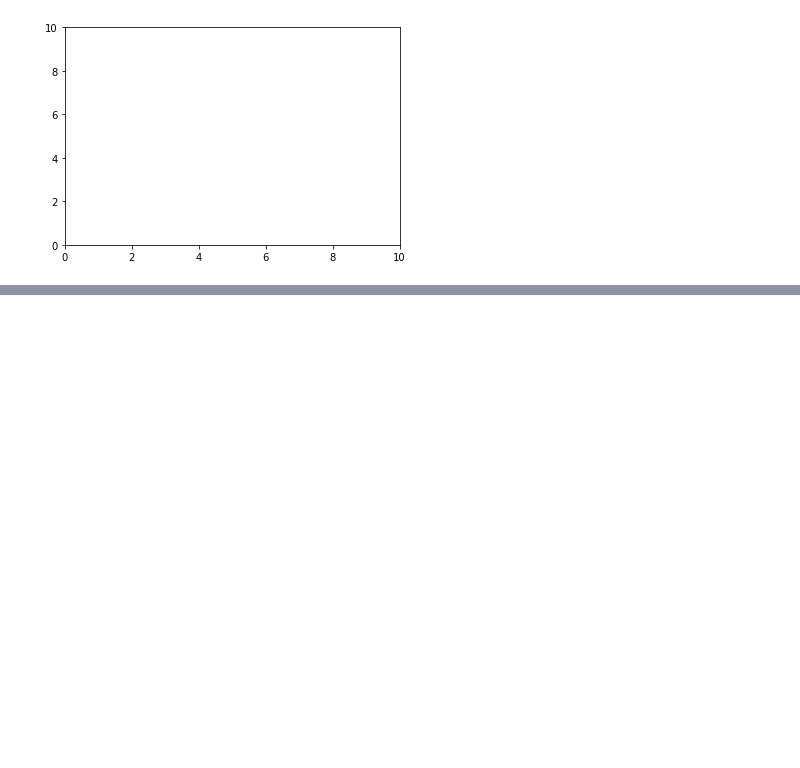
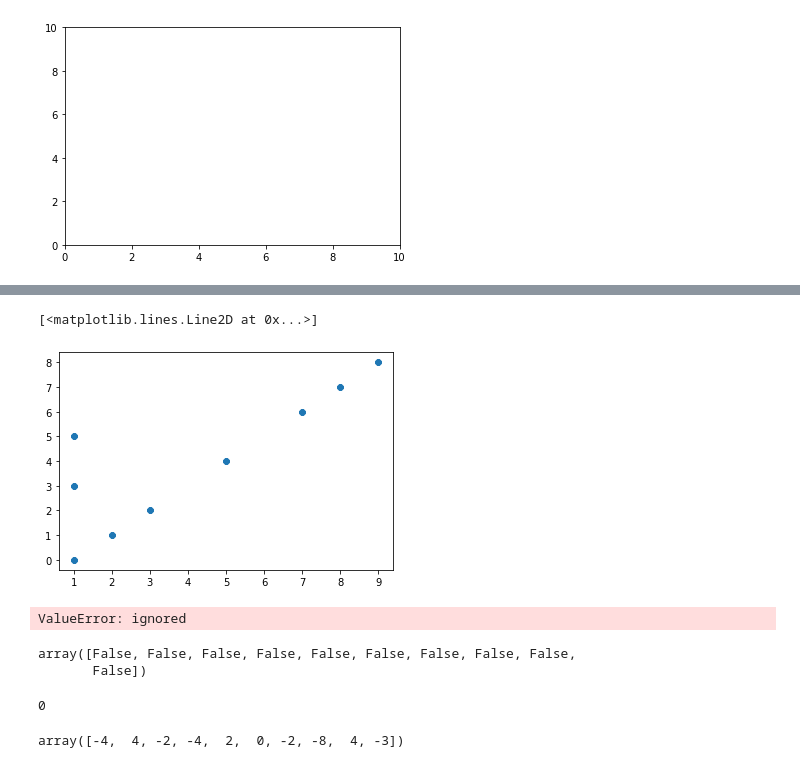
Before and after one commit to alifele/Montecarlo-and-Molecular-dynamics, a Jupyter notebook: Python/Molecular Dynamics/Classroom_practice.ipynb, the cells around one changed output, grey strips where cells are left out. Saved outputs shown, nothing was run; the diff lists cells and outputs as text; code cells hidden in the pictures; blank space fills up the shorter version.

```diff
--- a/Python/Molecular Dynamics/Classroom_practice.ipynb
+++ b/Python/Molecular Dynamics/Classroom_practice.ipynb
@@ -72,0 +98,24 @@ array([-7.34091494,  1.05119963,  0.76655508, -9.28535016, -6.09118015,
+# %%
+plt.plot(x,[i for i in range(len(x))],'8')
+# %% [output]
+[<matplotlib.lines.Line2D at 0x...>]
+[figure, added]
+# %%
+((mat[2]<0.1) and (mat[2] !=0))
+# %% [output]
+ValueError: ignored
+# %%
+a = (mat[2] < 0.1)
+b = (mat[2] != 0)
+a * b
+# %% [output]
+array([False, False, False, False, False, False, False, False, False,
+       False])
+# %%
+True * False
+# %% [output]
+0
+# %%
+c
+# %% [output]
+array([-4,  4, -2, -4,  2,  0, -2, -8,  4, -3])
```
Also changed, not shown: parts of 13 cells of this notebook.
